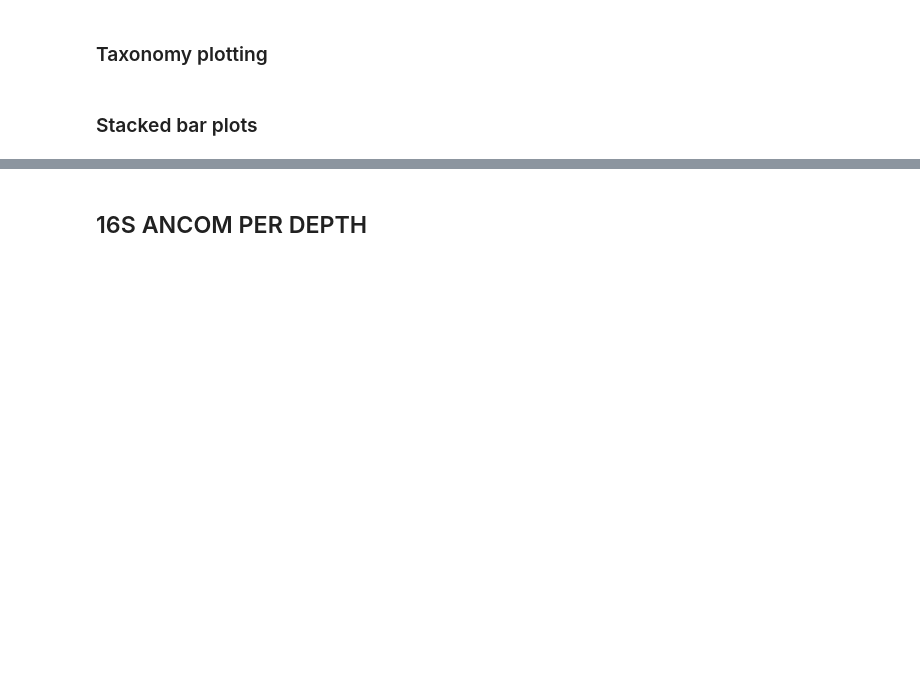
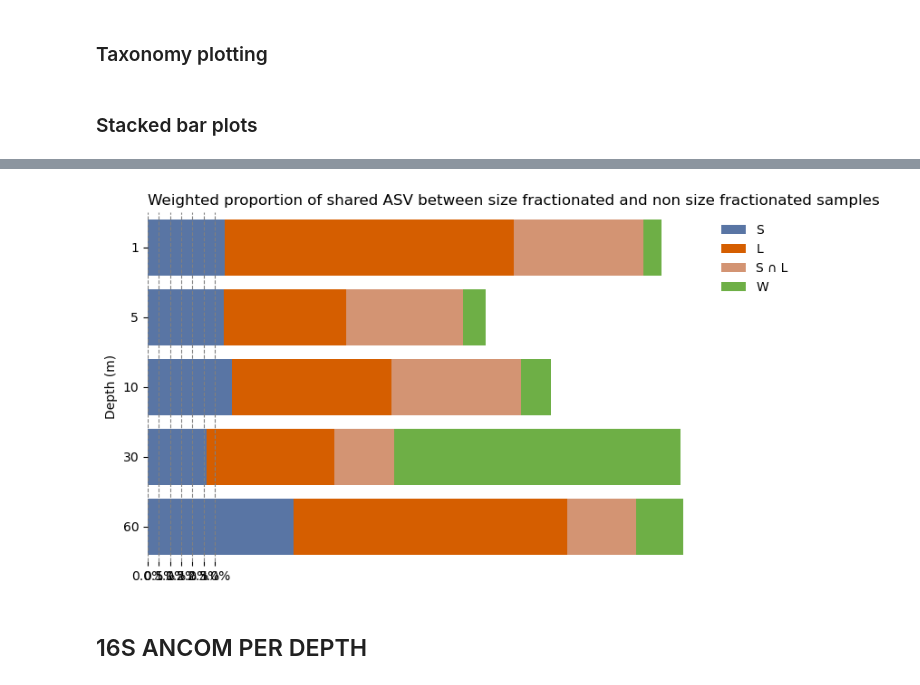
Before and after one commit to dianahaider/size_fractions, a Jupyter notebook: bb2022_sf.ipynb, the cells around one changed output, grey strips where cells are left out. Saved outputs shown, nothing was run; the diff lists cells and outputs as text; code cells hidden in the pictures; blank space fills up the shorter version.

```diff
--- a/bb2022_sf.ipynb
+++ b/bb2022_sf.ipynb
@@ -18,5 +124,5 @@ all_md = pd.read_csv("allmetadata.csv")
 Data prep
 # %%
 #generate a dataframe from all specified amplicon
-df, comm = consolidate_tables('16S')
+df, comm = consolidate_tables('18S')
 # %% [output]
@@ -43,3 +149,9 @@ separated = separated.reset_index(drop=True)
 separated = contaminants.copy()
 separated = separated.reset_index(drop=True)
 comm = 'chloroplast'
+# %%
+#add phytorep taxonomy
+cp_tax = pd.read_csv('chloroplast/taxonomy.tsv', sep='\t')
+cp_tax = cp_tax.rename(columns={"Feature ID": "feature_id", "Taxon": "PRTaxon", "Confidence":"PRConfidence"})
+separated = pd.merge(separated, cp_tax, on="feature_id", how="left")
+separated['PRSpecies'] = separated['PRTaxon'].str.split('|').str[-1]
@@ -56,3 +169,6 @@ Run the following code to generate "newseparated" which is the union of small an
 newseparated = make_defract(all_md, separated)
 newseparated["rank"] = newseparated.groupby("sampleid")["ratio"].rank(method="average", ascending=False)
 newseparated["ranktot"] = newseparated['rank'] / newseparated['nASVs']
+# %%
+separated = newseparated[newseparated.size_code != 'L']
+separated = separated[separated.size_code != 'S']
@@ -548,0 +722,10 @@ pca, pca_features, sfdclr = pcaplot(newseparated, 5, comm, 'Size code', 'DFr')
+# %%
+sns.set_style('ticks')
+newdm['weeknsamples'] = pd.to_numeric(newdm['weeknsamples'])
+
+g=sns.lineplot(data=newdm, x="weeknsamples", y=0, hue="depth_codes", hue_order = ['A', 'B', 'C', 'E', 'D'],
+              palette=sns.color_palette("Blues"))
+sns.move_legend(g,"upper left", bbox_to_anchor=(1, 1), title='Depth')
+g.set(xlabel='Time(weeks)', ylabel='Euclidean distance', title=comm)
+
+plt.savefig('outputs/'+comm+'/eucldist.png', dpi=200, bbox_inches="tight")
@@ -575,11 +762,13 @@ plot_stackedbar_p(comm, dfplot, labels, colors, title, subtitle, level)
 # %%
 dfplotSLNSF, dfplot_normalized, level = calcperc_SLNSF(comm, newseparated, level)
 # variables
 labels = ['S', 'L','S ∩ L', 'W']
 colors = ['#5975a4','#d55e00','#D39473', '#6EAF46']
 title = 'Weighted proportion of shared '+ id +' between size fractionated and non size fractionated samples'
 
-plot_stackedbar_p_SLNSF(comm, dfplotSLNSF, labels, colors, title, subtitle, level, 100, 10)
+plot_stackedbar_p_SLNSF(comm, dfplotSLNSF, labels, colors, title, subtitle, level, 3.1, 0.5)
+# %% [output]
+[figure, added]
 # %%
 newbiom = d1.pivot_table(index="feature_id", columns="sampleid", values="feature_frequency")
 newbiom = newbiom.fillna(0)
```
Also changed, not shown: parts of 90 cells of this notebook, 6 other files.
